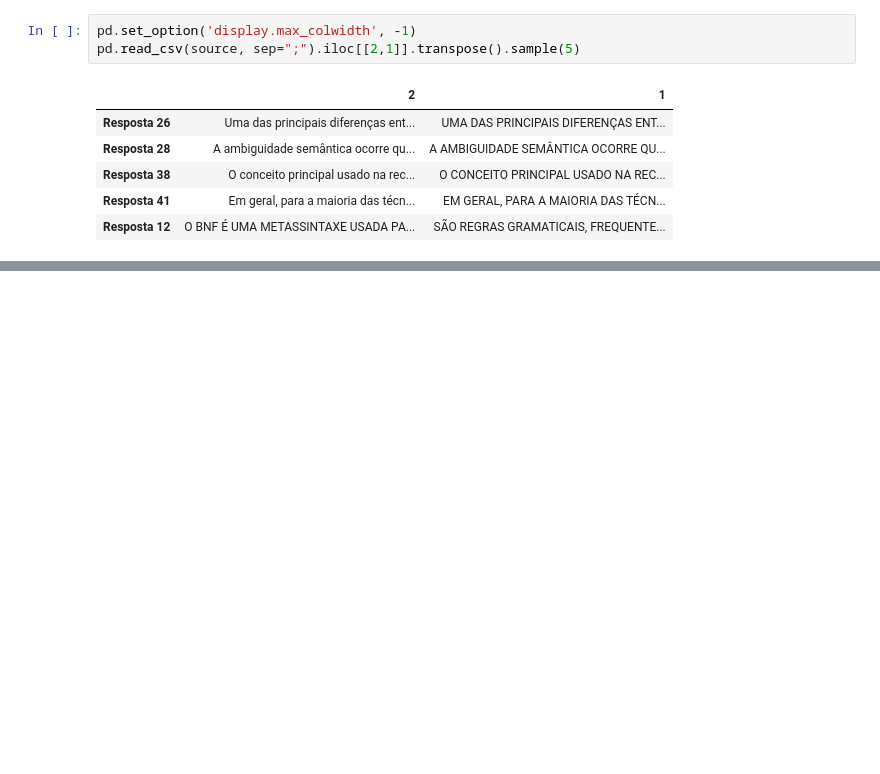
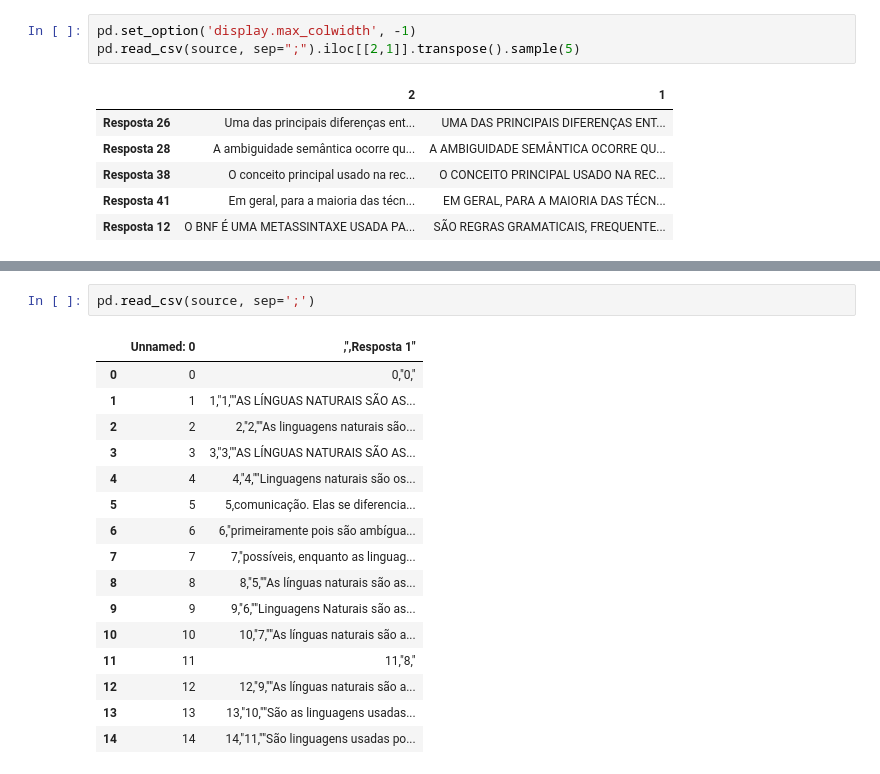
Before and after one commit to luanagbmartins/inteligencia-artificial, a Jupyter notebook: Módulo 6 - Processamento de Linguagem Natural/AP_06_ LuanaGuedes_RuanChaves_ThiagoMonteles.ipynb, the cells around one changed output, grey strips where cells are left out. Cells and saved outputs as stored; diff of their text form; blank space fills up the shorter version.

```diff
--- a/Módulo 6 - Processamento de Linguagem Natural/AP_06_ LuanaGuedes_RuanChaves_ThiagoMonteles.ipynb
+++ b/Módulo 6 - Processamento de Linguagem Natural/AP_06_ LuanaGuedes_RuanChaves_ThiagoMonteles.ipynb
@@ -305,0 +325,19 @@ pd.read_csv(source, sep=";").iloc[[2,1]].transpose().sample(5)
+# %%
+pd.read_csv(source, sep=';')
+# %% [output]
+|  | Unnamed: 0 | ,",Resposta 1" |
+| 0 | 0 | 0,"0," |
+| 1 | 1 | 1,"1,""AS LÍNGUAS NATURAIS SÃO AS... |
+| 2 | 2 | 2,"2,""As linguagens naturais são... |
+| 3 | 3 | 3,"3,""AS LÍNGUAS NATURAIS SÃO AS... |
+| 4 | 4 | 4,"4,""Linguagens naturais são os... |
+| 5 | 5 | 5,comunicação. Elas se diferencia... |
+| 6 | 6 | 6,"primeiramente pois são ambígua... |
+| 7 | 7 | 7,"possíveis, enquanto as linguag... |
+| 8 | 8 | 8,"5,""As línguas naturais são as... |
+| 9 | 9 | 9,"6,""Linguagens Naturais são as... |
+| 10 | 10 | 10,"7,""As línguas naturais são a... |
+| 11 | 11 | 11,"8," |
+| 12 | 12 | 12,"9,""As línguas naturais são a... |
+| 13 | 13 | 13,"10,""São as linguagens usadas... |
+| 14 | 14 | 14,"11,""São linguagens usadas po... |
```
Also changed, not shown: parts of 4 cells of this notebook, 1 other file.
